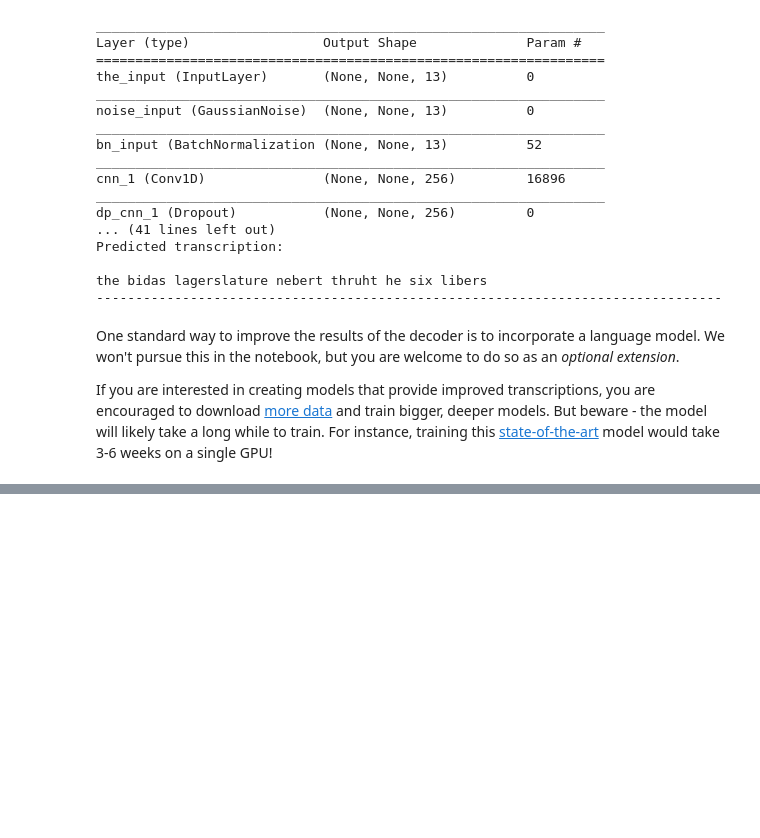
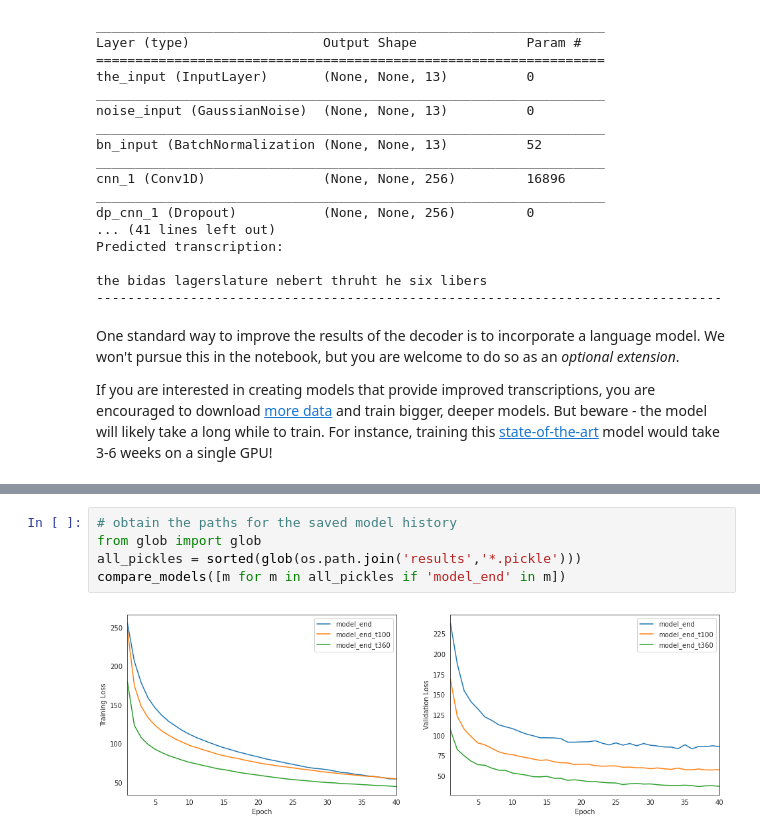
Before and after one commit to sdonatti/nd892-project-dnn-speech-recognizer, a Jupyter notebook: vui_notebook.ipynb, the cells around one changed output, grey strips where cells are left out. Drawn from its saved outputs; the diff is of its cells as text; blank space fills up the shorter version.

Commit message:
Feature: Apply model end to extended database versions

```diff
--- a/vui_notebook.ipynb
+++ b/vui_notebook.ipynb
@@ -1461,0 +1595,7 @@ If you are interested in creating models that provide improved transcriptions, y
+# %%
+# obtain the paths for the saved model history
+from glob import glob
+all_pickles = sorted(glob(os.path.join('results','*.pickle')))
+compare_models([m for m in all_pickles if 'model_end' in m])
+# %% [output]
+[figure, added]
```
Also changed, not shown: parts of 11 cells of this notebook, 1 other file.
